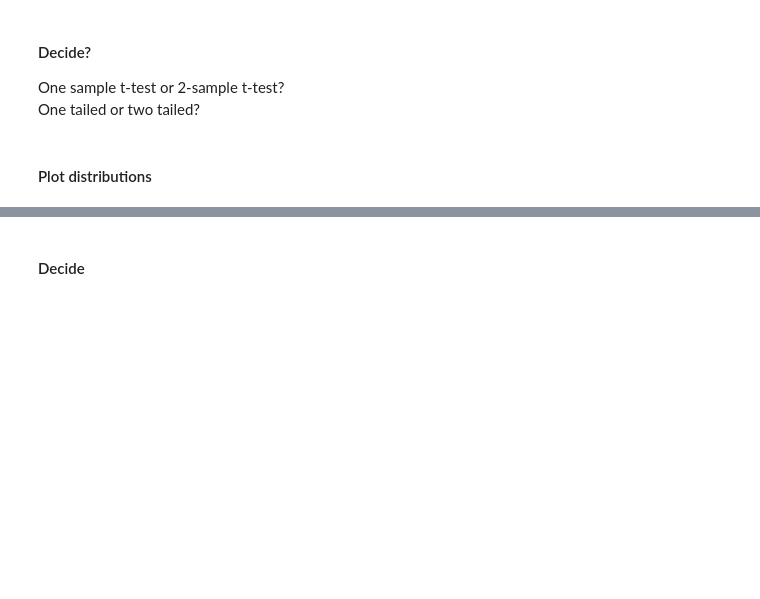
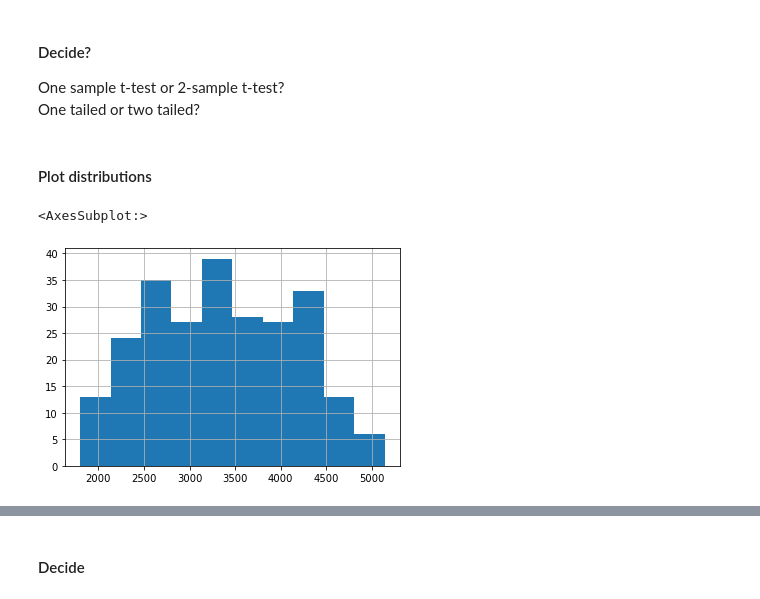
Before and after one commit to CodeupClassroom/hopper-statistics-exercises, a Jupyter notebook: comparing_means-lesson.ipynb, the cells around one changed output, grey strips where cells are left out. Saved outputs shown, nothing was run; the diff lists cells and outputs as text; code cells hidden in the pictures; blank space fills up the shorter version.

```diff
--- a/comparing_means-lesson.ipynb
+++ b/comparing_means-lesson.ipynb
@@ -362,3 +483,8 @@ One sample t-test or 2-sample t-test?
 One tailed or two tailed?
 # %% [markdown]
 #### Plot distributions
+# %%
+usa_weight.hist()
+# %% [output]
+<AxesSubplot:>
+[figure, added]
```
Also changed, not shown: parts of 41 cells of this notebook.
